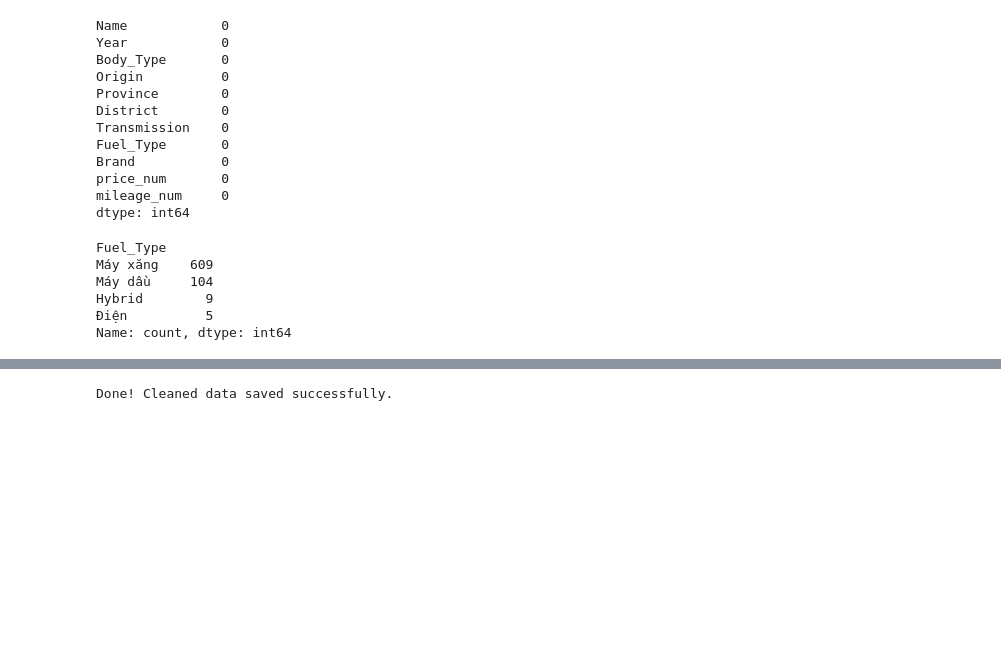
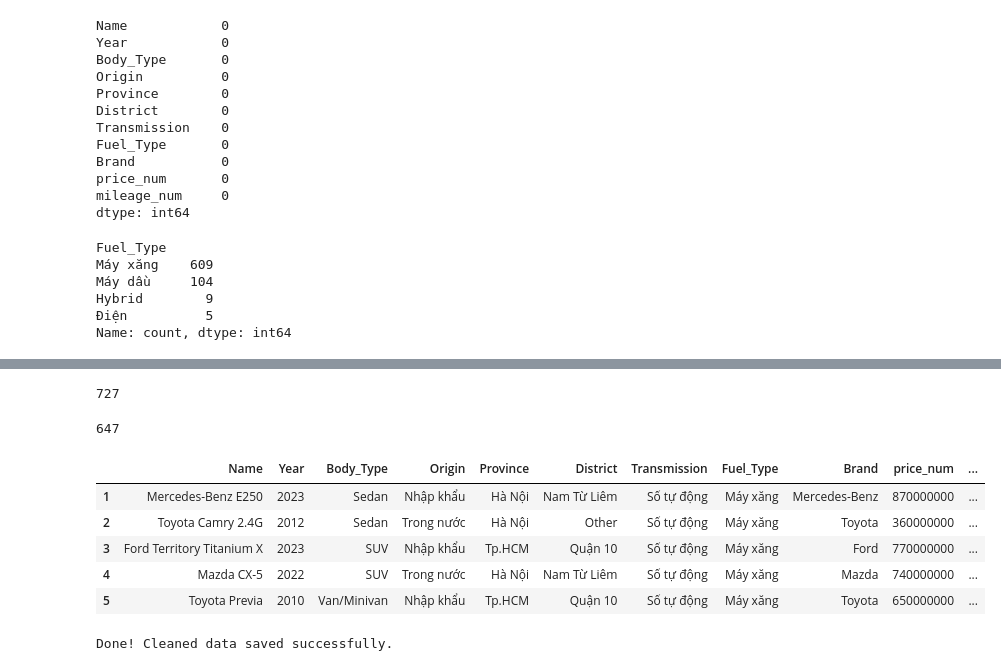
Before and after one commit to nmkhan9/car_price_predict, a Jupyter notebook: clean_data.ipynb, the cells around one changed output, grey strips where cells are left out. Cells and saved outputs as stored; diff of their text form; code cells hidden in the pictures; blank space fills up the shorter version.

```diff
--- a/clean_data.ipynb
+++ b/clean_data.ipynb
@@ -410,8 +410,31 @@ df.head()
 | 2 | Toyota Camry 2.4G | 2012 | Sedan | Trong nước | Hà Nội | Other | Số tự động | Máy xăng | Toyota | 360000000 | ... |
 | 3 | Ford Territory Titanium X | 2023 | SUV | Nhập khẩu | Tp.HCM | Quận 10 | Số tự động | Máy xăng | Ford | 770000000 | ... |
 | 4 | Mazda CX-5 | 2022 | SUV | Trong nước | Hà Nội | Nam Từ Liêm | Số tự động | Máy xăng | Mazda | 740000000 | ... |
-# %%
-df.to_csv("data_cleaned.csv", index=False, encoding='utf-8-sig')
-print("Done! Cleaned data saved successfully.")
-# %% [output]
-Done! Cleaned data saved successfully.
+# %%
+len(df)
+# %% [output]
+727
+# %%
+Q1 = df['price_num'].quantile(0.25)
+Q3 = df['price_num'].quantile(0.75)
+IQR = Q3 - Q1
+
+df_clean = df[(df['price_num'] >= Q1 - 1.5 * IQR) & (df['price_num'] <= Q3 + 1.5 * IQR)]
+# %%
+len(df_clean)
+# %% [output]
+647
+# %%
+df_clean.head()
+# %% [output]
+|  | Name | Year | Body_Type | Origin | Province | District | Transmission | Fuel_Type | Brand | price_num | ... |
+| 1 | Mercedes-Benz E250 | 2023 | Sedan | Nhập khẩu | Hà Nội | Nam Từ Liêm | Số tự động | Máy xăng | Mercedes-Benz | 870000000 | ... |
+| 2 | Toyota Camry 2.4G | 2012 | Sedan | Trong nước | Hà Nội | Other | Số tự động | Máy xăng | Toyota | 360000000 | ... |
+| 3 | Ford Territory Titanium X | 2023 | SUV | Nhập khẩu | Tp.HCM | Quận 10 | Số tự động | Máy xăng | Ford | 770000000 | ... |
+| 4 | Mazda CX-5 | 2022 | SUV | Trong nước | Hà Nội | Nam Từ Liêm | Số tự động | Máy xăng | Mazda | 740000000 | ... |
+| 5 | Toyota Previa | 2010 | Van/Minivan | Nhập khẩu | Tp.HCM | Quận 10 | Số tự động | Máy xăng | Toyota | 650000000 | ... |
+# %%
+df_clean.to_csv("data_cleaned.csv", index=False, encoding='utf-8-sig')
+print("Done! Cleaned data saved successfully.")
+# %% [output]
+Done! Cleaned data saved successfully.
```
Also changed, not shown: 2 other files.
